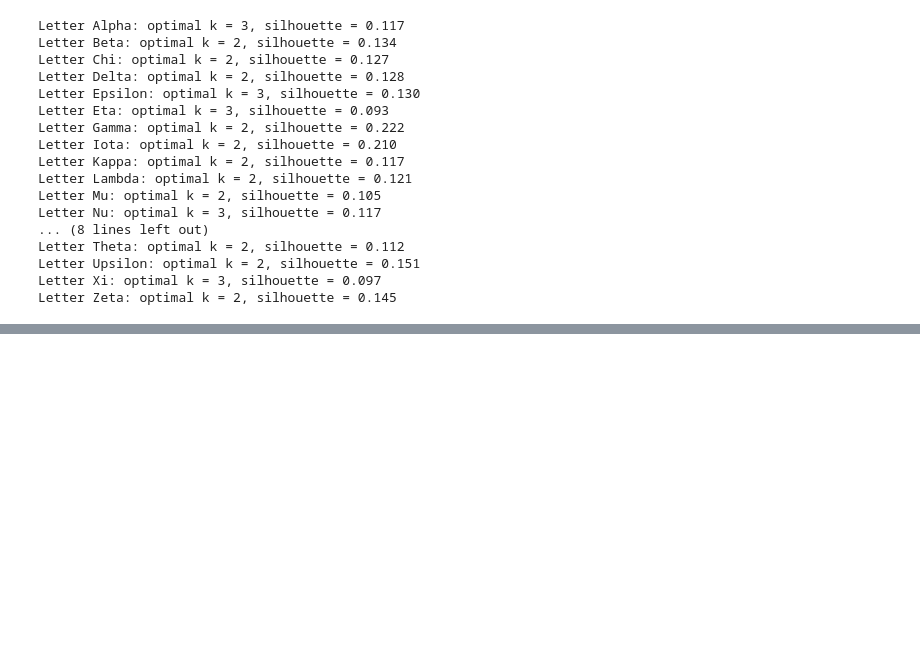
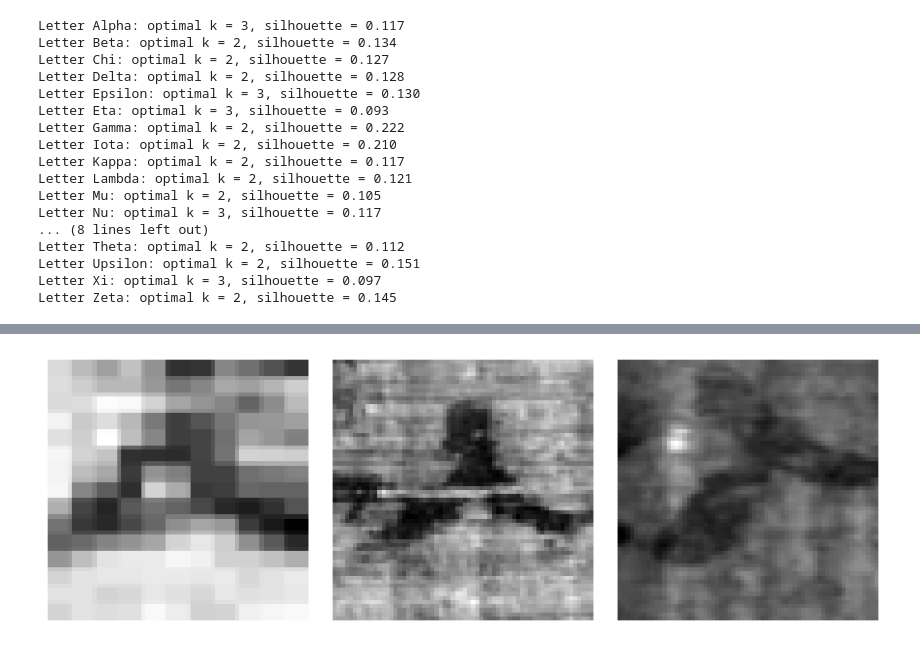
Before and after one commit to ipavlopoulos/diachronic-greek-letterforms, a Jupyter notebook: cnn_embeddings_clustering.ipynb, the cells around one changed output, grey strips where cells are left out. Saved outputs shown, nothing was run; the diff lists cells and outputs as text; code cells hidden in the pictures; blank space fills up the shorter version.

```diff
--- a/cnn_embeddings_clustering.ipynb
+++ b/cnn_embeddings_clustering.ipynb
@@ -1470,0 +1424,92 @@ per_cluster_show(train_loader_no_aug, 'Xi', 3)
+# %%
+#@title Visualize Spectral Clustering Prototypes for Letters with Any Number of Clusters
+from sklearn.cluster import SpectralClustering
+from sklearn.neighbors import NearestNeighbors
+import matplotlib.pyplot as plt
+import numpy as np
+import torch
+from scipy.spatial.distance import cdist
+
+# Assuming embeddings and labels contain the CNN embeddings and labels before augmentation
+# Assuming optimal_clusters_spectral contain the optimal k for Spectral Clustering per letter
+# Assuming train_loader_no_aug provides access to the original images
+# Assuming train_indices_2d and image_data_2d are available
+
+# Use embeddings and labels from the training set before augmentation
+embeddings = train_embeddings_no_aug
+labels = train_labels_no_aug
+
+# Iterate through all letters and their optimal number of clusters
+for c, optimal_k in optimal_clusters_spectral.items():
+    letter = label_encoder.inverse_transform([c])[0]
+    print(f"\nVisualizing prototypes for Letter: {letter} (Optimal k = {optimal_k})")
+
+    # Subset embeddings and labels for this letter from the TRAINING SET
+    class_indices_in_train_set = np.where(labels == c)[0]
+    class_embeddings = embeddings[class_indices_in_train_set]
+    class_true_labels = labels[class_indices_in_train_set] # Should all be the same letter_idx
+
+    if len(class_embeddings) < optimal_k:
+         print(f"Not enough samples for letter {letter} in the training set ({len(class_embeddings)}) to form {optimal_k} clusters.")
+         continue
+
+    # Perform Spectral Clustering with the optimal k
+    try:
+        # Adjust n_neighbors for Spectral Clustering based on the number of samples
+        n_neighbors_sc = min(10, len(class_embeddings) - 1)
+        if n_neighbors_sc < 1:
+             print(f"Not enough samples to determine nearest neighbors for letter {letter}. Skipping visualization.")
+             continue
+
+        spectral = SpectralClustering(n_clusters=optimal_k,
+                                      assign_labels='discretize', # or 'kmeans'
+                                      random_state=42,
+                                      affinity='nearest_neighbors',
+                                      n_neighbors=n_neighbors_sc)
+
+        clusters = spectral.fit_predict(class_embeddings)
+
+        # Check if the optimal_k distinct clusters were found
+        if len(np.unique(clusters)) < optimal_k:
+             print(f"Spectral Clustering found less than {optimal_k} distinct clusters for letter {letter}. Skipping prototype visualization.")
+             continue
+
+        plt.figure(figsize=(optimal_k * 3, 3)) # Adjust figure size based on number of clusters
+        #plt.suptitle(f"Prototypes for Letter: {letter} (Spectral Clustering with k={optimal_k})", fontsize=14)
+
+        for cluster_id in range(optimal_k):
+            # Find the medoid (sample closest to the centroid) for each cluster
+            cluster_samples_indices_in_subset = np.where(clusters == cluster_id)[0]
+            if len(cluster_samples_indices_in_subset) > 0:
+                cluster_samples_embeddings = class_embeddings[cluster_samples_indices_in_subset]
+                centroid = cluster_samples_embeddings.mean(axis=0)
+                distances_to_centroid = cdist(cluster_samples_embeddings, centroid.reshape(1, -1)).squeeze()
+                medoid_index_in_subset = cluster_samples_indices_in_subset[np.argmin(distances_to_centroid)]
+
+                # The index within the training set corresponding to this medoid sample is:
+                idx_in_train_set = class_indices_in_train_set[medoid_index_in_subset]
+
+                # Get the original image from the loader using the index within the train subset
+                try:
+                    img, _ = train_loader_no_aug.dataset[idx_in_train_set]
+
+                    if isinstance(img, torch.Tensor):
+                        img = img.squeeze().cpu().numpy()
+
+                    plt.subplot(1, optimal_k, cluster_id + 1)
+                    plt.imshow(img, cmap="gray")
+                    #plt.title(f"Cluster {cluster_id}")
+                    plt.axis("off")
+                except IndexError:
+                     print(f"Error retrieving image for letter {letter}, cluster {cluster_id} at training set index {idx_in_train_set}. Index might be out of bounds for the dataset.")
+                     continue
+            else:
+                print(f"Warning: Cluster {cluster_id} for letter {letter} is empty. Skipping prototype visualization.")
+
+        plt.tight_layout()
+        plt.show()
+
+    except Exception as e:
+        print(f"Error performing Spectral Clustering for letter {letter} with k={optimal_k}: {e}")
+        continue
+# %% [output]
@@ -1470,0 +1517 @@ per_cluster_show(train_loader_no_aug, 'Xi', 3)
+[figure, added]
```
Also changed, not shown: parts of 7 cells of this notebook.
